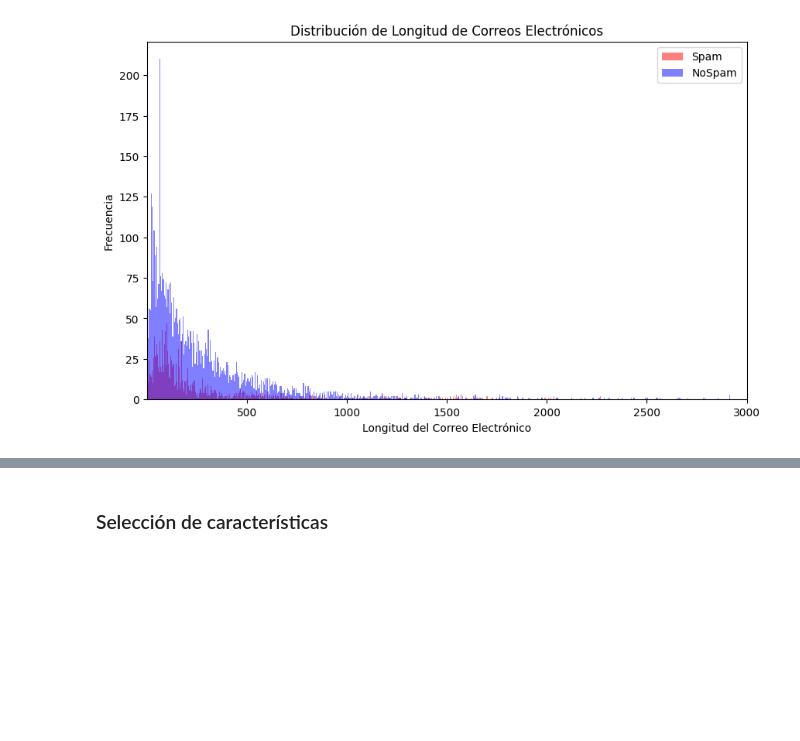
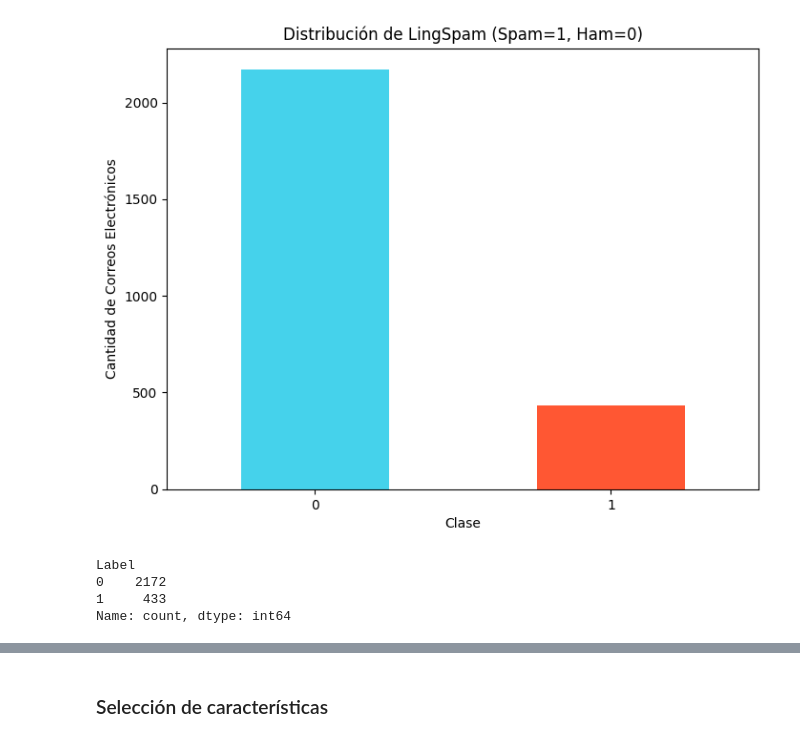
Before and after one commit to monicacg1111/TFG, a Jupyter notebook: Visualizacion.ipynb, the cells around one changed output, grey strips where cells are left out. Saved outputs shown, nothing was run; the diff lists cells and outputs as text; code cells hidden in the pictures; blank space fills up the shorter version.

```diff
--- a/Visualizacion.ipynb
+++ b/Visualizacion.ipynb
@@ -43,28 +49,9 @@ Label
 Name: count, dtype: int64
-# %%
-# Calcular la longitud de los correos electrónicos
-#data['Email_Length'] = data['Body'].apply(len)  # Longitud en caracteres
-data['Email_Length'] = data['Body'].apply(lambda x: len(x.split()))  # Longitud en palabras
-
-# Separar los datos por clase
-spam_emails = data[data['Label'] == 1]
-nonspam_emails = data[data['Label'] == 0]
-
-# Establecer los límites del eje x para enfocarse en la parte relevante de la distribución
-x_min = data['Email_Length'].min()
-x_max = data['Email_Length'].max()
-
-
-# Visualizar la distribución de la longitud de los correos electrónicos por clase
-plt.figure(figsize=(10, 6))
-plt.hist(spam_emails['Email_Length'], bins=5000, color='red', alpha=0.5, label='Spam')
-plt.hist(nonspam_emails['Email_Length'], bins=5000, color='blue', alpha=0.5, label='NoSpam')
-plt.title('Distribución de Longitud de Correos Electrónicos')
-plt.xlabel('Longitud del Correo Electrónico')
-plt.ylabel('Frecuencia')
-plt.legend()
-#plt.grid(True)
-plt.xlim(x_min, 3000)
-plt.show()
-# %% [output]
-[figure, removed]
+# %%
+distribucion(data2, "Distribución de LingSpam (Spam=1, Ham=0)")
+# %% [output]
+[figure, added]
+Label
+0    2172
+1     433
+Name: count, dtype: int64
```
Also changed, not shown: parts of 13 cells of this notebook, 3 other files.
